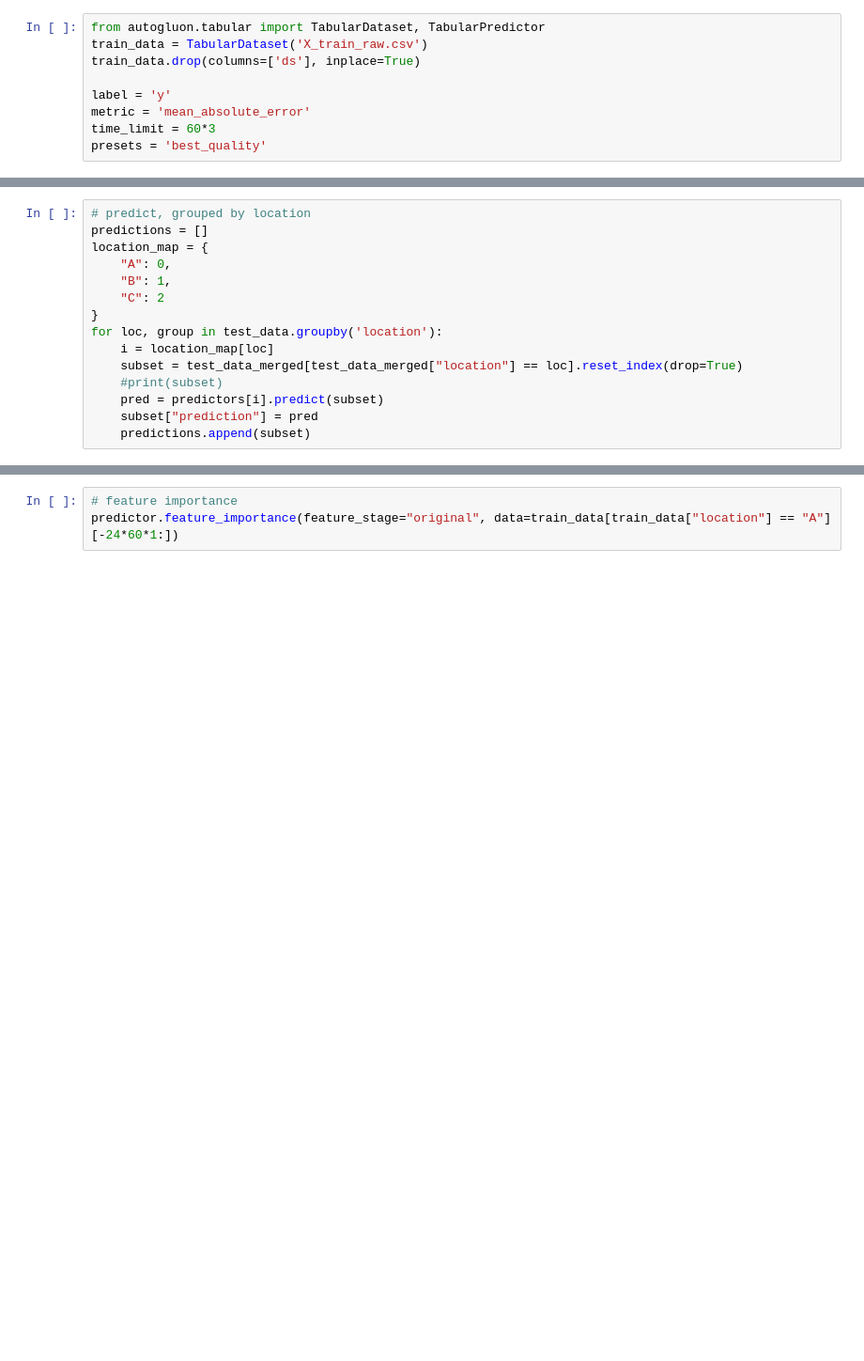
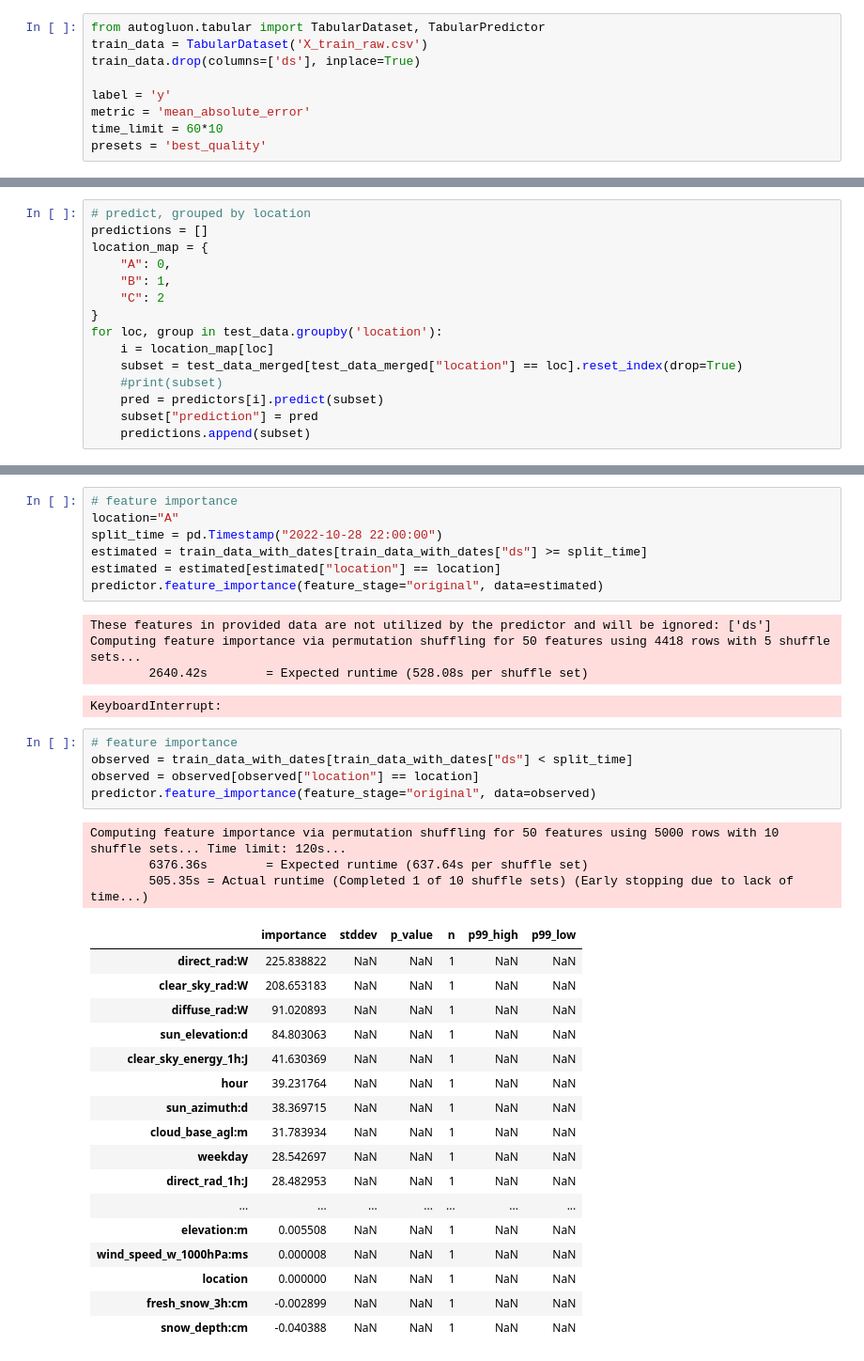
Before and after one commit to jorgensandhaug/TDT4173, a Jupyter notebook: autogluon_all.ipynb, the cells around one changed output, grey strips where cells are left out. Shown at 94% size. Cells and saved outputs as stored; diff of their text form; blank space fills up the shorter version.

```diff
--- a/autogluon_all.ipynb
+++ b/autogluon_all.ipynb
@@ -268,6 +274,6 @@ train_data.drop(columns=['ds'], inplace=True)
 
 label = 'y'
 metric = 'mean_absolute_error'
-time_limit = 60*3
+time_limit = 60*10
 presets = 'best_quality'
 # %% [output]
@@ -365,4 +459,39 @@ predictor.fit_summary(show_plot=True)
+# %%
+# feature importance
+location="A"
+split_time = pd.Timestamp("2022-10-28 22:00:00")
+estimated = train_data_with_dates[train_data_with_dates["ds"] >= split_time]
+estimated = estimated[estimated["location"] == location]
+predictor.feature_importance(feature_stage="original", data=estimated)
+# %% [output]
+These features in provided data are not utilized by the predictor and will be ignored: ['ds']
+Computing feature importance via permutation shuffling for 50 features using 4418 rows with 5 shuffle sets...
+        2640.42s        = Expected runtime (528.08s per shuffle set)
+KeyboardInterrupt:
 # %%
 # feature importance
-predictor.feature_importance(feature_stage="original", data=train_data[train_data["location"] == "A"][-24*60*1:])
+observed = train_data_with_dates[train_data_with_dates["ds"] < split_time]
+observed = observed[observed["location"] == location]
+predictor.feature_importance(feature_stage="original", data=observed)
+# %% [output]
+Computing feature importance via permutation shuffling for 50 features using 5000 rows with 10 shuffle sets... Time limit: 120s...
+        6376.36s        = Expected runtime (637.64s per shuffle set)
+        505.35s = Actual runtime (Completed 1 of 10 shuffle sets) (Early stopping due to lack of time...)
+|  | importance | stddev | p_value | n | p99_high | p99_low |
+| direct_rad:W | 225.838822 | NaN | NaN | 1 | NaN | NaN |
+| clear_sky_rad:W | 208.653183 | NaN | NaN | 1 | NaN | NaN |
+| diffuse_rad:W | 91.020893 | NaN | NaN | 1 | NaN | NaN |
+| sun_elevation:d | 84.803063 | NaN | NaN | 1 | NaN | NaN |
+| clear_sky_energy_1h:J | 41.630369 | NaN | NaN | 1 | NaN | NaN |
+| hour | 39.231764 | NaN | NaN | 1 | NaN | NaN |
+| sun_azimuth:d | 38.369715 | NaN | NaN | 1 | NaN | NaN |
+| cloud_base_agl:m | 31.783934 | NaN | NaN | 1 | NaN | NaN |
+| weekday | 28.542697 | NaN | NaN | 1 | NaN | NaN |
+| direct_rad_1h:J | 28.482953 | NaN | NaN | 1 | NaN | NaN |
+| ... | ... | ... | ... | ... | ... | ... |
+| elevation:m | 0.005508 | NaN | NaN | 1 | NaN | NaN |
+| wind_speed_w_1000hPa:ms | 0.000008 | NaN | NaN | 1 | NaN | NaN |
+| location | 0.000000 | NaN | NaN | 1 | NaN | NaN |
+| fresh_snow_3h:cm | -0.002899 | NaN | NaN | 1 | NaN | NaN |
+| snow_depth:cm | -0.040388 | NaN | NaN | 1 | NaN | NaN |
 # %%
```
Also changed, not shown: parts of 18 cells of this notebook, 1 other file.
